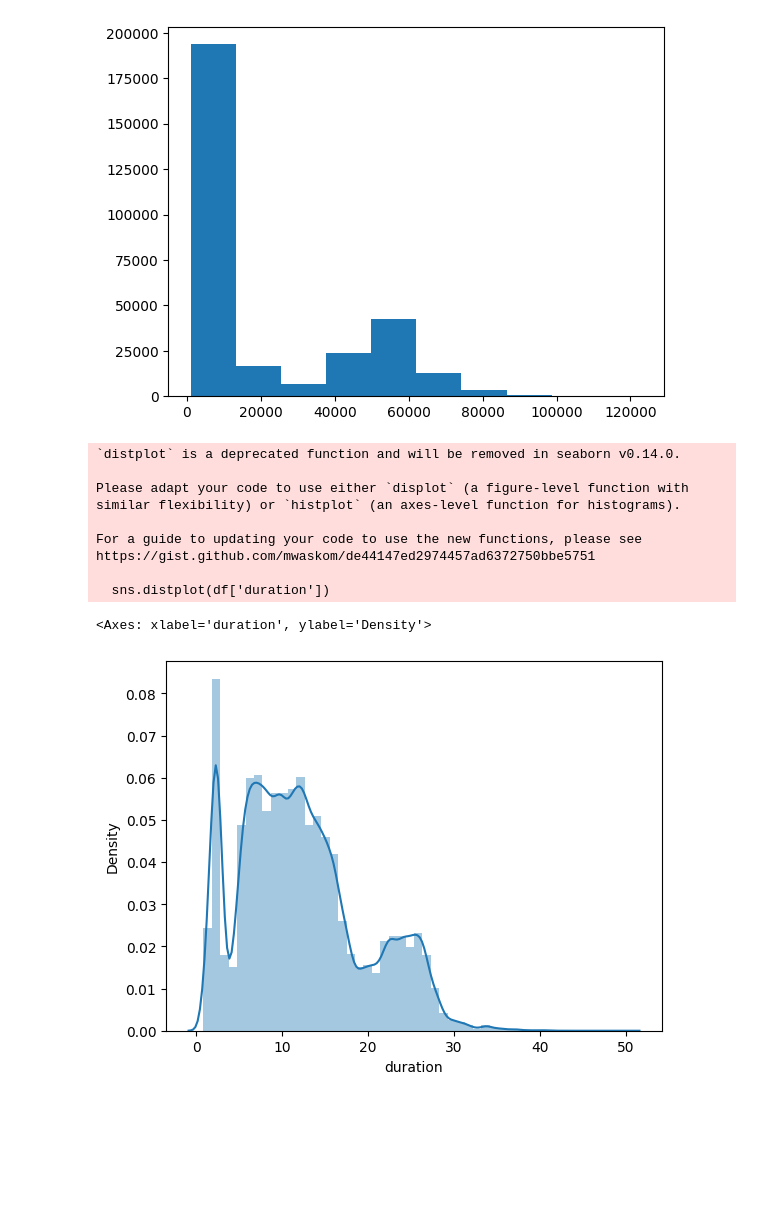
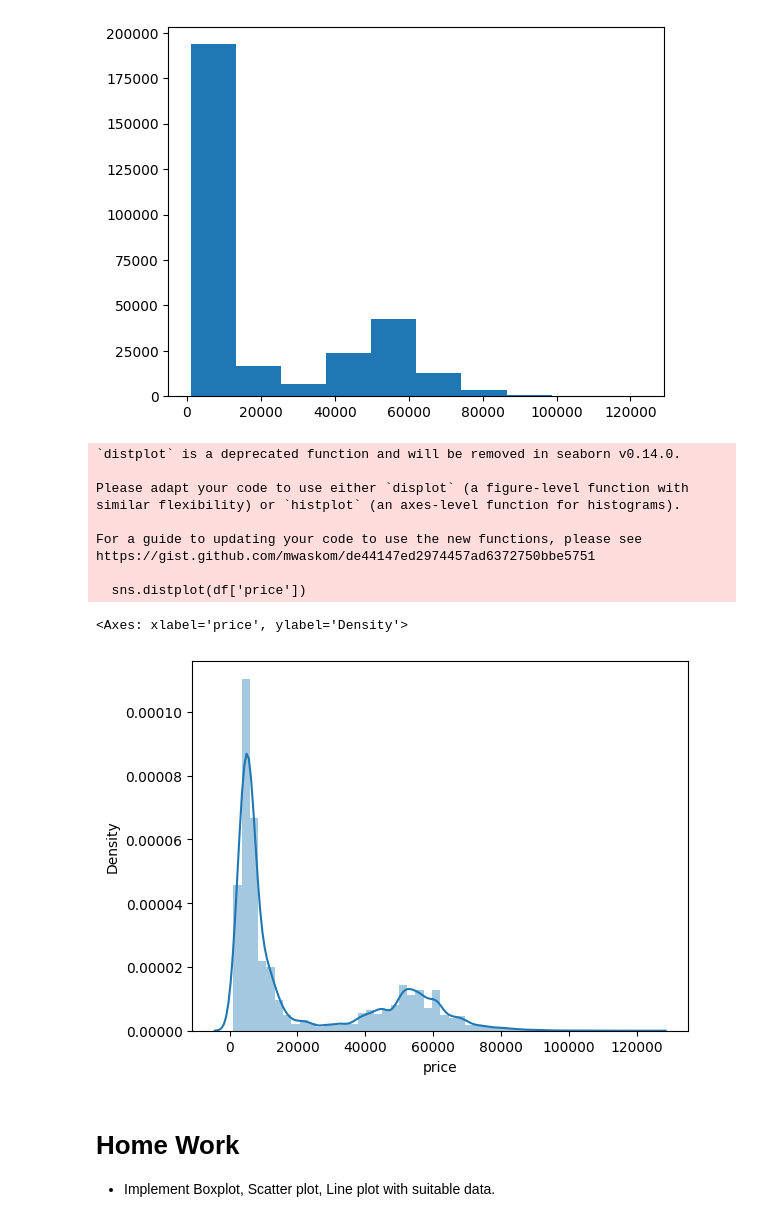
Before and after one commit to Mashrumihir/ML_PRACTICAL, a Jupyter notebook: Tutorial1.ipynb, the cells around one changed output. Cells and saved outputs as stored; diff of their text form; code cells hidden in the pictures; blank space fills up the shorter version.

```diff
--- a/Tutorial1.ipynb
+++ b/Tutorial1.ipynb
@@ -1018,16 +1338,20 @@ plt.hist(df['price'])
  <BarContainer object of 10 artists>)
 [figure]
 # %%
-sns.distplot(df['duration'])
+# 14 Draw Distplot for ‘price’
+sns.distplot(df['price'])
 # %% [output]
 `distplot` is a deprecated function and will be removed in seaborn v0.14.0.
 
 Please adapt your code to use either `displot` (a figure-level function with
 similar flexibility) or `histplot` (an axes-level function for histograms).
 
 For a guide to updating your code to use the new functions, please see
 https://gist.github.com/mwaskom/de44147ed2974457ad6372750bbe5751
 
-  sns.distplot(df['duration'])
+  sns.distplot(df['price'])
-<Axes: xlabel='duration', ylabel='Density'>
+<Axes: xlabel='price', ylabel='Density'>
-[figure, old version]
+[figure, new version]
+# %% [markdown]
+# Home Work
+ - Implement Boxplot, Scatter plot, Line plot with suitable data.
```
Also changed, not shown: parts of 113 cells of this notebook, 1 other file.
